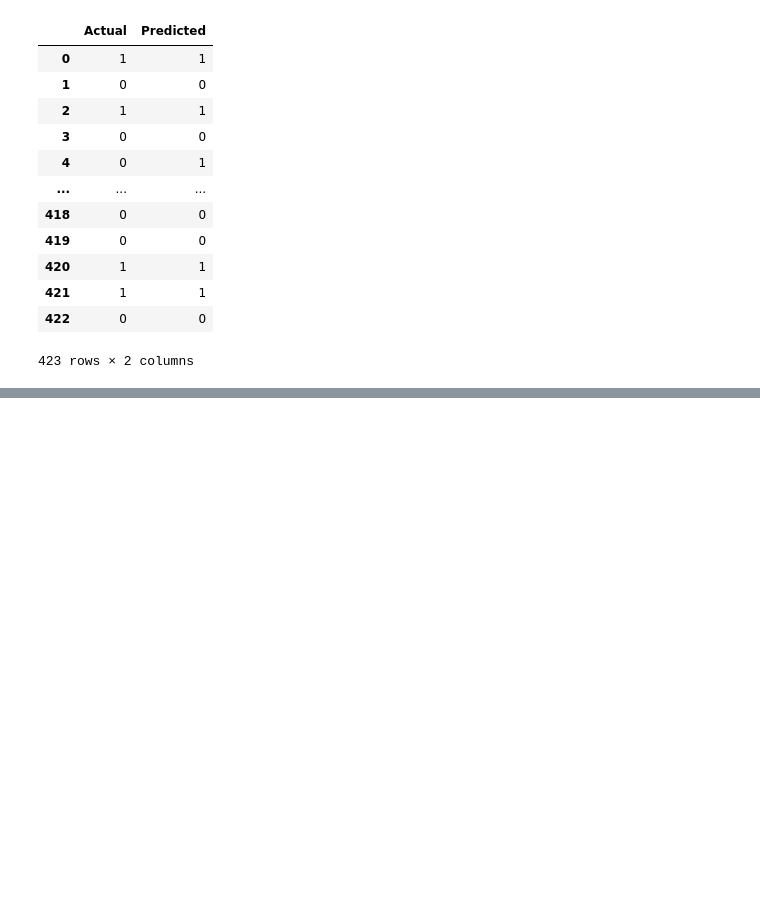
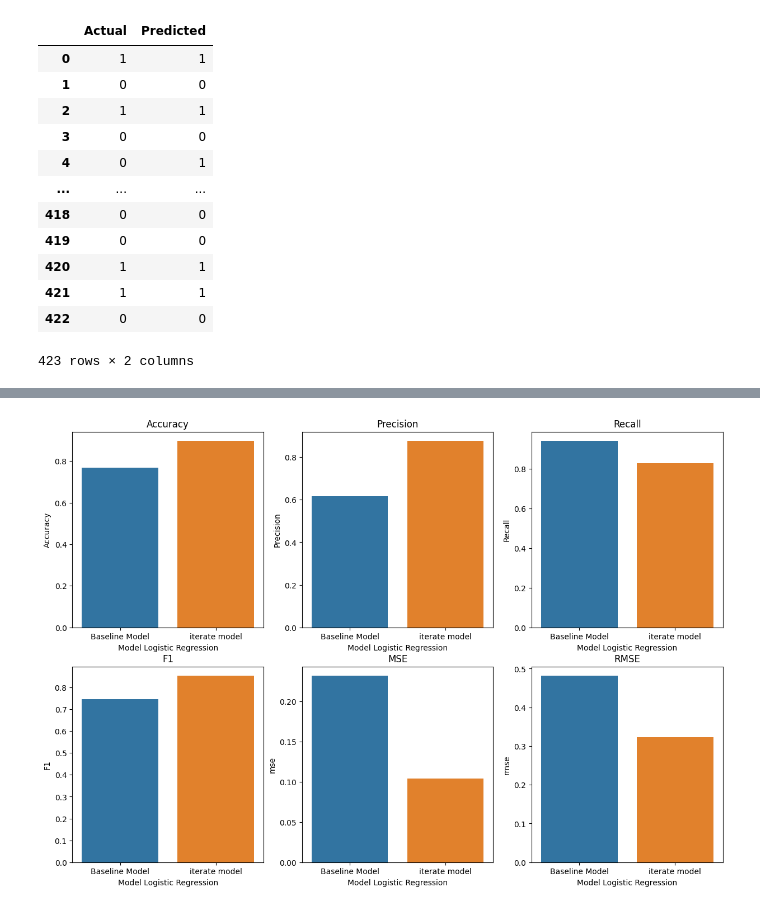
Before and after one commit to AbdulHafidh-AI/INF540-KELOMPOK2-MACHINE_LEARNING_PROJECT, a Jupyter notebook: LoanDefaultPrediction_01.ipynb, the cells around one changed output, grey strips where cells are left out. Drawn from its saved outputs; the diff is of its cells as text; code cells hidden in the pictures; blank space fills up the shorter version.

Commit message:
feat: show result in model

```diff
--- a/LoanDefaultPrediction_01.ipynb
+++ b/LoanDefaultPrediction_01.ipynb
@@ -771,0 +774,34 @@ df_result
+# %%
+# Memvisualisasikan hasil evaluasi model
+import matplotlib.pyplot as plt
+import seaborn as sns
+
+# visuasliasi hasil dengan membandingkan nilai akurasi, precision, recall, f1, dan mse dari baseline model dan model yang telah di tuning
+plt.figure(figsize=(15, 10))
+plt.subplot(2, 3, 1)
+sns.barplot(x='Model Logistic Regression', y='Accuracy', data=df_result)
+plt.title('Accuracy')
+
+plt.subplot(2, 3, 2)
+sns.barplot(x='Model Logistic Regression', y='Precision', data=df_result)
+plt.title('Precision')
+
+plt.subplot(2, 3, 3)
+sns.barplot(x='Model Logistic Regression', y='Recall', data=df_result)
+plt.title('Recall')
+
+plt.subplot(2, 3, 4)
+sns.barplot(x='Model Logistic Regression', y='F1', data=df_result)
+plt.title('F1')
+
+plt.subplot(2, 3, 5)
+sns.barplot(x='Model Logistic Regression', y='mse', data=df_result)
+plt.title('MSE')
+
+plt.subplot(2, 3, 6)
+sns.barplot(x='Model Logistic Regression', y='rmse', data=df_result)
+plt.title('RMSE')
+
+plt.show()
+# %% [output]
+[figure, added]
```
Also changed, not shown: parts of 14 cells of this notebook, 3 other files.
